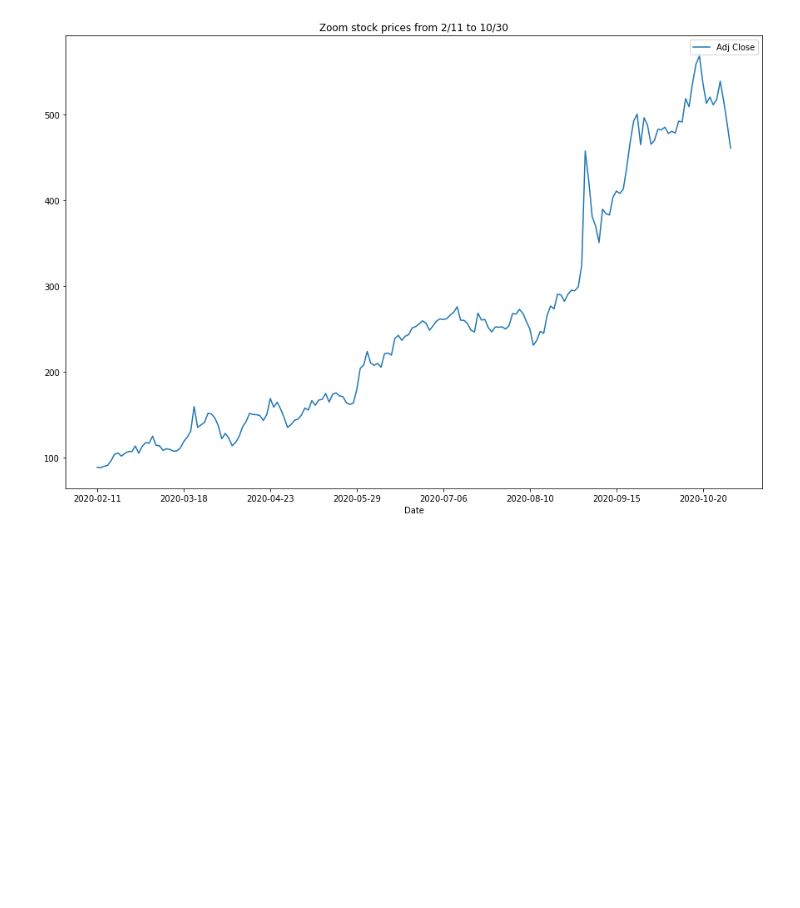
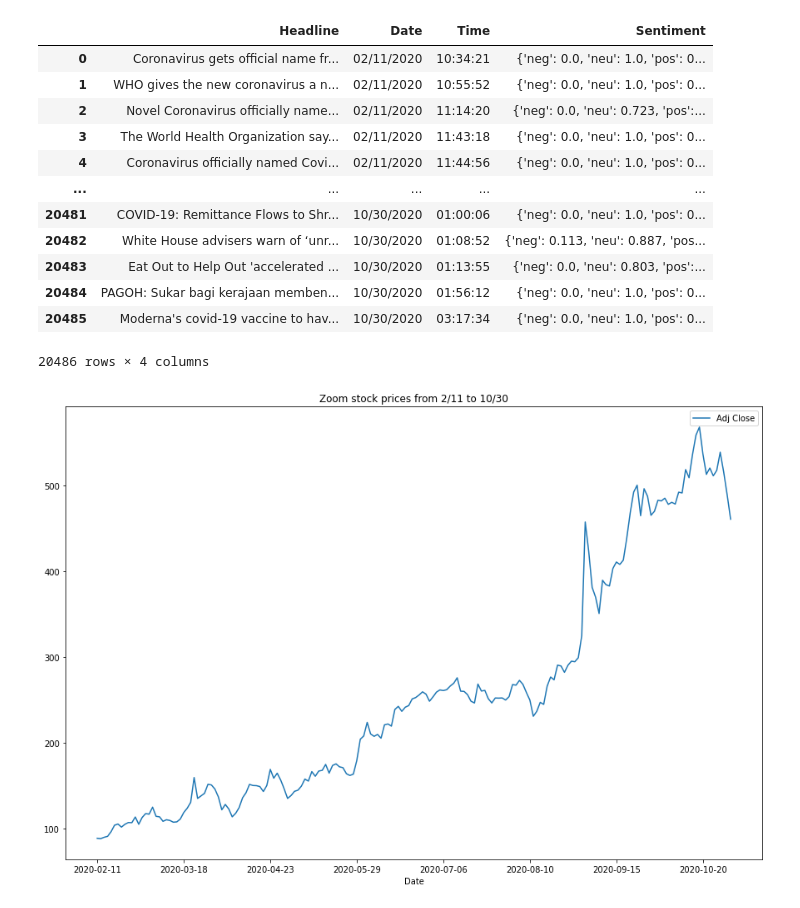
Before and after one commit to dchernysheva/ORIE-4741, a Jupyter notebook: Code/Headlines_and_Stock_Prices.ipynb, the cells around one changed output. Saved outputs shown, nothing was run; the diff lists cells and outputs as text; code cells hidden in the pictures; blank space fills up the shorter version.

```diff
--- a/Code/Headlines_and_Stock_Prices.ipynb
+++ b/Code/Headlines_and_Stock_Prices.ipynb
@@ -5,6 +17,8 @@ import scipy.stats as sc
 import scipy.linalg
 import matplotlib.pyplot as plt
 %matplotlib inline
+from vaderSentiment.vaderSentiment import SentimentIntensityAnalyzer
+analyzer = SentimentIntensityAnalyzer()
 # %%
 from google.colab import files
 uploaded = files.upload()
@@ -14,6 +28,27 @@ Saving Facebook.csv to Facebook.csv
 # %%
 df = pd.read_csv("cleaned_headlines.csv") # from 2/11/2020 to 10/30/2020
-df = df.drop(columns=['Unnamed: 0', 'Nan', 'UserId']) # drop unnecessary columns
+df = df.drop(columns=['Unnamed: 0', 'website', 'Nan', 'UserId']) # drop unnecessary columns
+
+Headlines = df["Headline"]
+vs = []
+for x in Headlines:
+  vs.append(analyzer.polarity_scores(x))
+df["Sentiment"] = vs  # add column 'Sentiment'
+df
+# %% [output]
+|  | Headline | Date | Time | Sentiment |
+| 0 | Coronavirus gets official name fr... | 02/11/2020 | 10:34:21 | {'neg': 0.0, 'neu': 1.0, 'pos': 0... |
+| 1 | WHO gives the new coronavirus a n... | 02/11/2020 | 10:55:52 | {'neg': 0.0, 'neu': 1.0, 'pos': 0... |
+| 2 | Novel Coronavirus officially name... | 02/11/2020 | 11:14:20 | {'neg': 0.0, 'neu': 0.723, 'pos':... |
+| 3 | The World Health Organization say... | 02/11/2020 | 11:43:18 | {'neg': 0.0, 'neu': 1.0, 'pos': 0... |
+| 4 | Coronavirus officially named Covi... | 02/11/2020 | 11:44:56 | {'neg': 0.0, 'neu': 1.0, 'pos': 0... |
+| ... | ... | ... | ... | ... |
+| 20481 | COVID-19: Remittance Flows to Shr... | 10/30/2020 | 01:00:06 | {'neg': 0.0, 'neu': 1.0, 'pos': 0... |
+| 20482 | White House advisers warn of ‘unr... | 10/30/2020 | 01:08:52 | {'neg': 0.113, 'neu': 0.887, 'pos... |
+| 20483 | Eat Out to Help Out 'accelerated ... | 10/30/2020 | 01:13:55 | {'neg': 0.0, 'neu': 0.803, 'pos':... |
+| 20484 | PAGOH: Sukar bagi kerajaan memben... | 10/30/2020 | 01:56:12 | {'neg': 0.0, 'neu': 1.0, 'pos': 0... |
+| 20485 | Moderna's covid-19 vaccine to hav... | 10/30/2020 | 03:17:34 | {'neg': 0.0, 'neu': 1.0, 'pos': 0... |
+20486 rows × 4 columns
 # %%
 # February headlines
 df_2 = df.loc[0:265,]
```
Also changed, not shown: parts of 2 cells of this notebook.
